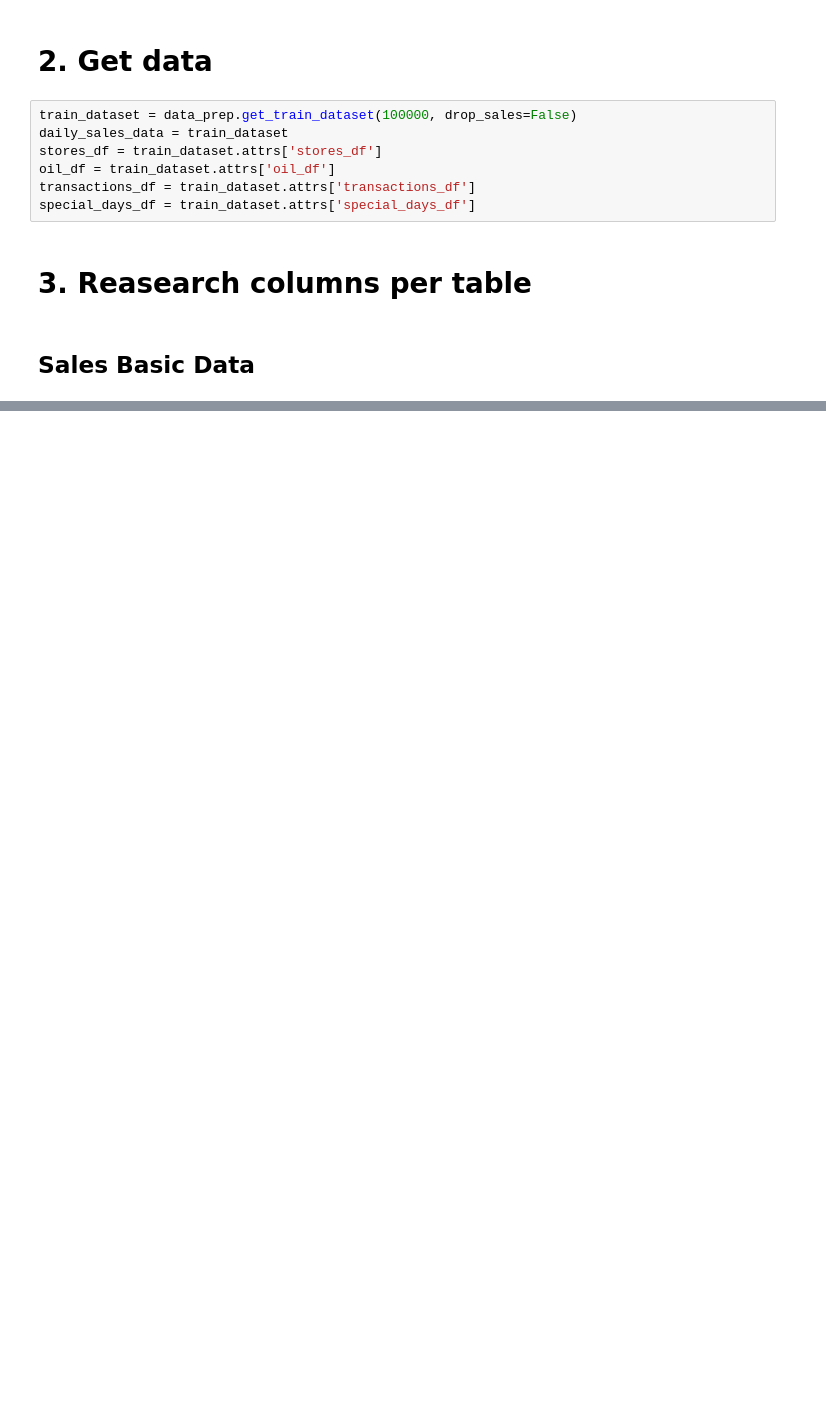
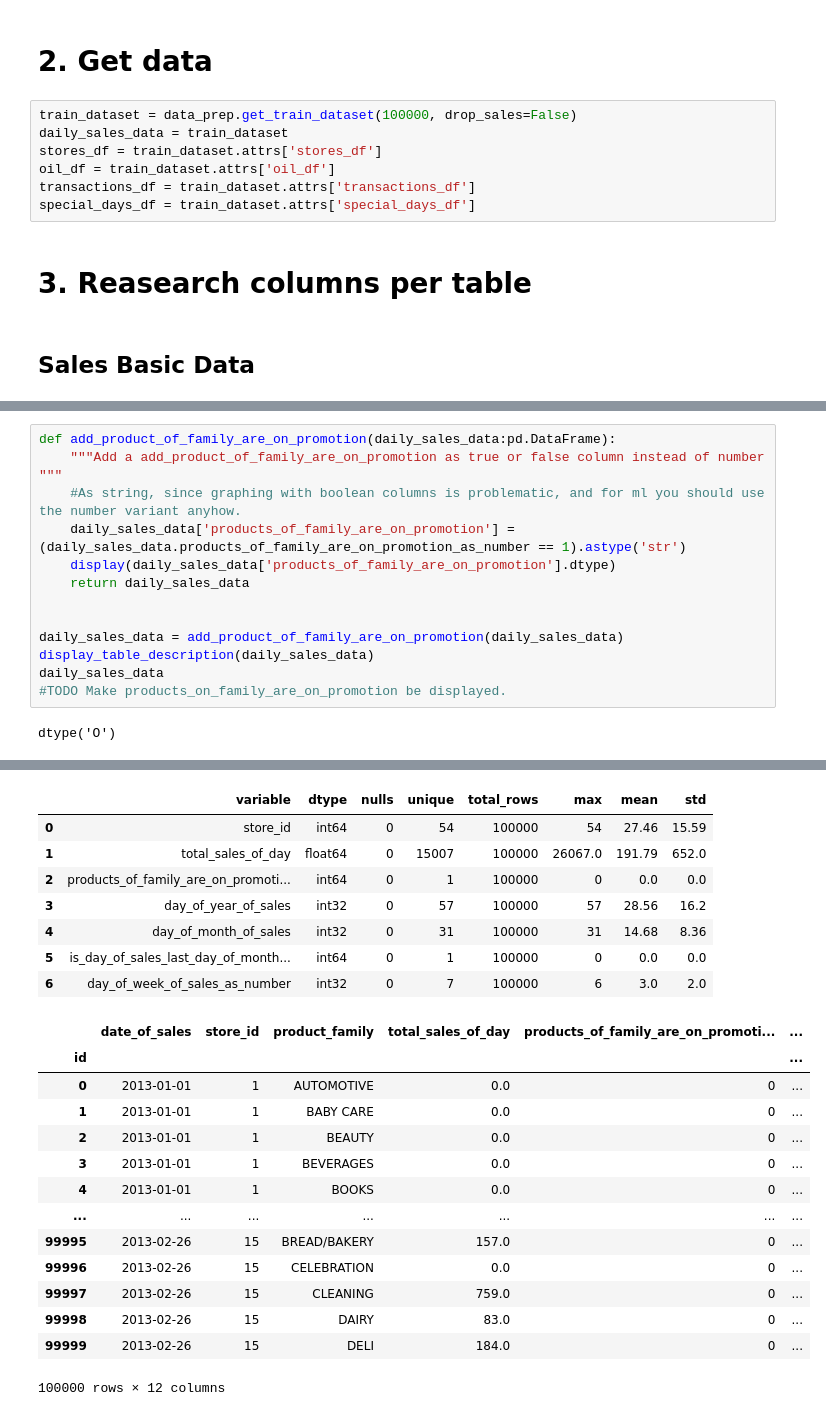
Before and after one commit to Happily-Coding/TimeSeriesForecasterStoreSales, a Jupyter notebook: EDA.ipynb, the cells around one changed output, grey strips where cells are left out. Drawn from its saved outputs; the diff is of its cells as text; blank space fills up the shorter version.

```diff
--- a/EDA.ipynb
+++ b/EDA.ipynb
@@ -167,0 +260,15 @@ daily_sales_data = create_sales_basic_data_pipeline().fit_transform(daily_sales_
+# %%
+def add_product_of_family_are_on_promotion(daily_sales_data:pd.DataFrame):
+    """Add a add_product_of_family_are_on_promotion as true or false column instead of number """
+    #As string, since graphing with boolean columns is problematic, and for ml you should use the number variant anyhow.
+    daily_sales_data['products_of_family_are_on_promotion'] = (daily_sales_data.products_of_family_are_on_promotion_as_number == 1).astype('str')
+    display(daily_sales_data['products_of_family_are_on_promotion'].dtype)
+    return daily_sales_data
+
+
+daily_sales_data = add_product_of_family_are_on_promotion(daily_sales_data)
+display_table_description(daily_sales_data)
+daily_sales_data
+#TODO Make products_on_family_are_on_promotion be displayed.
+# %% [output]
+dtype('O')
@@ -167,0 +280,22 @@ daily_sales_data = create_sales_basic_data_pipeline().fit_transform(daily_sales_
+|  | variable | dtype | nulls | unique | total_rows | max | mean | std |
+| 0 | store_id | int64 | 0 | 54 | 100000 | 54 | 27.46 | 15.59 |
+| 1 | total_sales_of_day | float64 | 0 | 15007 | 100000 | 26067.0 | 191.79 | 652.0 |
+| 2 | products_of_family_are_on_promoti... | int64 | 0 | 1 | 100000 | 0 | 0.0 | 0.0 |
+| 3 | day_of_year_of_sales | int32 | 0 | 57 | 100000 | 57 | 28.56 | 16.2 |
+| 4 | day_of_month_of_sales | int32 | 0 | 31 | 100000 | 31 | 14.68 | 8.36 |
+| 5 | is_day_of_sales_last_day_of_month... | int64 | 0 | 1 | 100000 | 0 | 0.0 | 0.0 |
+| 6 | day_of_week_of_sales_as_number | int32 | 0 | 7 | 100000 | 6 | 3.0 | 2.0 |
+|  | date_of_sales | store_id | product_family | total_sales_of_day | products_of_family_are_on_promoti... | ... |
+| id |  |  |  |  |  | ... |
+| 0 | 2013-01-01 | 1 | AUTOMOTIVE | 0.0 | 0 | ... |
+| 1 | 2013-01-01 | 1 | BABY CARE | 0.0 | 0 | ... |
+| 2 | 2013-01-01 | 1 | BEAUTY | 0.0 | 0 | ... |
+| 3 | 2013-01-01 | 1 | BEVERAGES | 0.0 | 0 | ... |
+| 4 | 2013-01-01 | 1 | BOOKS | 0.0 | 0 | ... |
+| ... | ... | ... | ... | ... | ... | ... |
+| 99995 | 2013-02-26 | 15 | BREAD/BAKERY | 157.0 | 0 | ... |
+| 99996 | 2013-02-26 | 15 | CELEBRATION | 0.0 | 0 | ... |
+| 99997 | 2013-02-26 | 15 | CLEANING | 759.0 | 0 | ... |
+| 99998 | 2013-02-26 | 15 | DAIRY | 83.0 | 0 | ... |
+| 99999 | 2013-02-26 | 15 | DELI | 184.0 | 0 | ... |
+100000 rows × 12 columns
```
Also changed, not shown: parts of 57 cells of this notebook.
